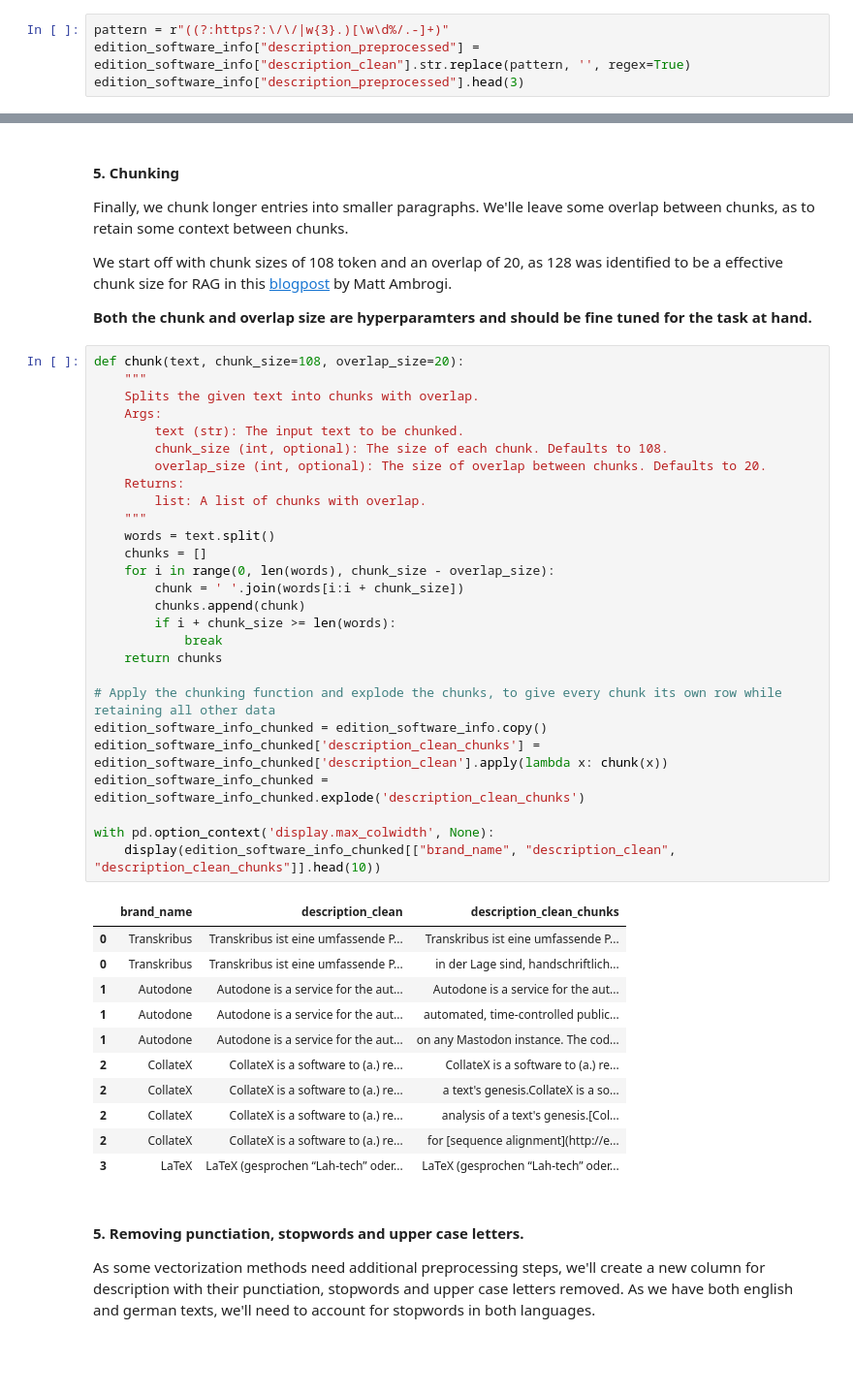
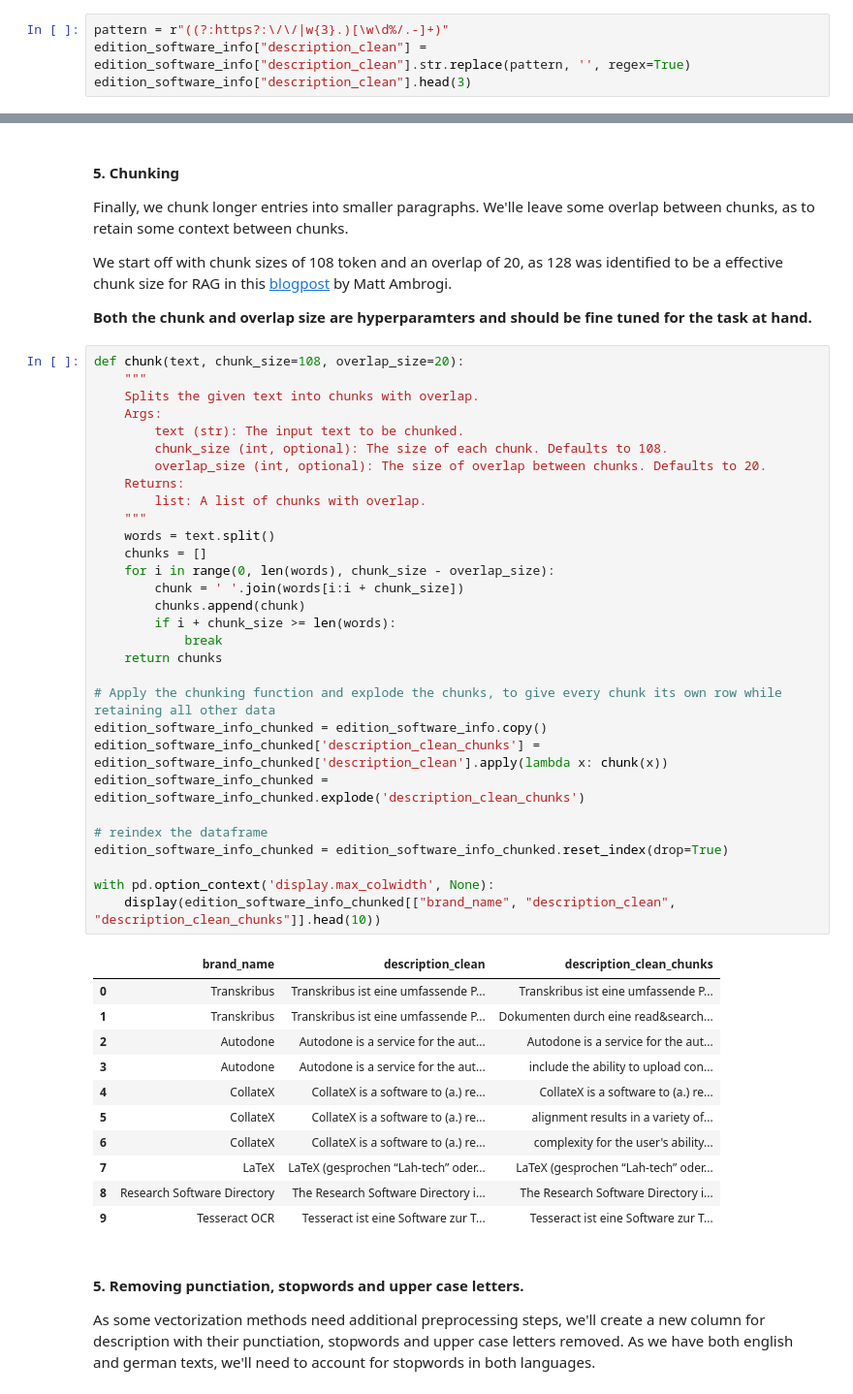
Before and after one commit to andwzn/retrieval-augmented-generation-experiment, a Jupyter notebook: rag_experiment_1.ipynb, the cells around one changed output, grey strips where cells are left out. Shown at 97% size. Drawn from its saved outputs; the diff is of its cells as text; blank space fills up the shorter version.

```diff
--- a/rag_experiment_1.ipynb
+++ b/rag_experiment_1.ipynb
@@ -252,8 +252,8 @@ Next, we can prepare our data for the information retrieval process. We'll focus
 First, we'll remove all links from the descriptions.
 # %%
 pattern = r"((?:https?:\/\/|w{3}.)[\w\d%/.-]+)"
-edition_software_info["description_preprocessed"] = edition_software_info["description_clean"].str.replace(pattern, '', regex=True)
-edition_software_info["description_preprocessed"].head(3)
+edition_software_info["description_clean"] = edition_software_info["description_clean"].str.replace(pattern, '', regex=True)
+edition_software_info["description_clean"].head(3)
 # %% [output]
 0    Transkribus ist eine umfassende Plattform für ...
 1    Autodone is a service for the automated, time-...
@@ -340,42 +340,45 @@ We start off with chunk sizes of 108 token and an overlap of 20, as 128 was iden
 # %%
 def chunk(text, chunk_size=108, overlap_size=20):
     """
     Splits the given text into chunks with overlap.
     Args:
         text (str): The input text to be chunked.
         chunk_size (int, optional): The size of each chunk. Defaults to 108.
         overlap_size (int, optional): The size of overlap between chunks. Defaults to 20.
     Returns:
         list: A list of chunks with overlap.
     """
     words = text.split()
     chunks = []
     for i in range(0, len(words), chunk_size - overlap_size):
         chunk = ' '.join(words[i:i + chunk_size])
         chunks.append(chunk)
         if i + chunk_size >= len(words):
             break
     return chunks
 
 # Apply the chunking function and explode the chunks, to give every chunk its own row while retaining all other data
 edition_software_info_chunked = edition_software_info.copy()
 edition_software_info_chunked['description_clean_chunks'] = edition_software_info_chunked['description_clean'].apply(lambda x: chunk(x))
 edition_software_info_chunked = edition_software_info_chunked.explode('description_clean_chunks')
 
+# reindex the dataframe
+edition_software_info_chunked = edition_software_info_chunked.reset_index(drop=True)
+
 with pd.option_context('display.max_colwidth', None):
     display(edition_software_info_chunked[["brand_name", "description_clean", "description_clean_chunks"]].head(10))
 # %% [output]
 |  | brand_name | description_clean | description_clean_chunks |
 | 0 | Transkribus | Transkribus ist eine umfassende P... | Transkribus ist eine umfassende P... |
-| 0 | Transkribus | Transkribus ist eine umfassende P... | in der Lage sind, handschriftlich... |
-| 1 | Autodone | Autodone is a service for the aut... | Autodone is a service for the aut... |
-| 1 | Autodone | Autodone is a service for the aut... | automated, time-controlled public... |
-| 1 | Autodone | Autodone is a service for the aut... | on any Mastodon instance. The cod... |
-| 2 | CollateX | CollateX is a software to (a.) re... | CollateX is a software to (a.) re... |
-| 2 | CollateX | CollateX is a software to (a.) re... | a text's genesis.CollateX is a so... |
-| 2 | CollateX | CollateX is a software to (a.) re... | analysis of a text's genesis.[Col... |
-| 2 | CollateX | CollateX is a software to (a.) re... | for [sequence alignment](http://e... |
-| 3 | LaTeX | LaTeX (gesprochen “Lah-tech” oder... | LaTeX (gesprochen “Lah-tech” oder... |
+| 1 | Transkribus | Transkribus ist eine umfassende P... | Dokumenten durch eine read&search... |
+| 2 | Autodone | Autodone is a service for the aut... | Autodone is a service for the aut... |
+| 3 | Autodone | Autodone is a service for the aut... | include the ability to upload con... |
+| 4 | CollateX | CollateX is a software to (a.) re... | CollateX is a software to (a.) re... |
+| 5 | CollateX | CollateX is a software to (a.) re... | alignment results in a variety of... |
+| 6 | CollateX | CollateX is a software to (a.) re... | complexity for the user's ability... |
+| 7 | LaTeX | LaTeX (gesprochen “Lah-tech” oder... | LaTeX (gesprochen “Lah-tech” oder... |
+| 8 | Research Software Directory | The Research Software Directory i... | The Research Software Directory i... |
+| 9 | Tesseract OCR | Tesseract ist eine Software zur T... | Tesseract ist eine Software zur T... |
 # %% [markdown]
 #### 5. Removing punctiation, stopwords and upper case letters.
 
```
Also changed, not shown: parts of 9 cells of this notebook.
